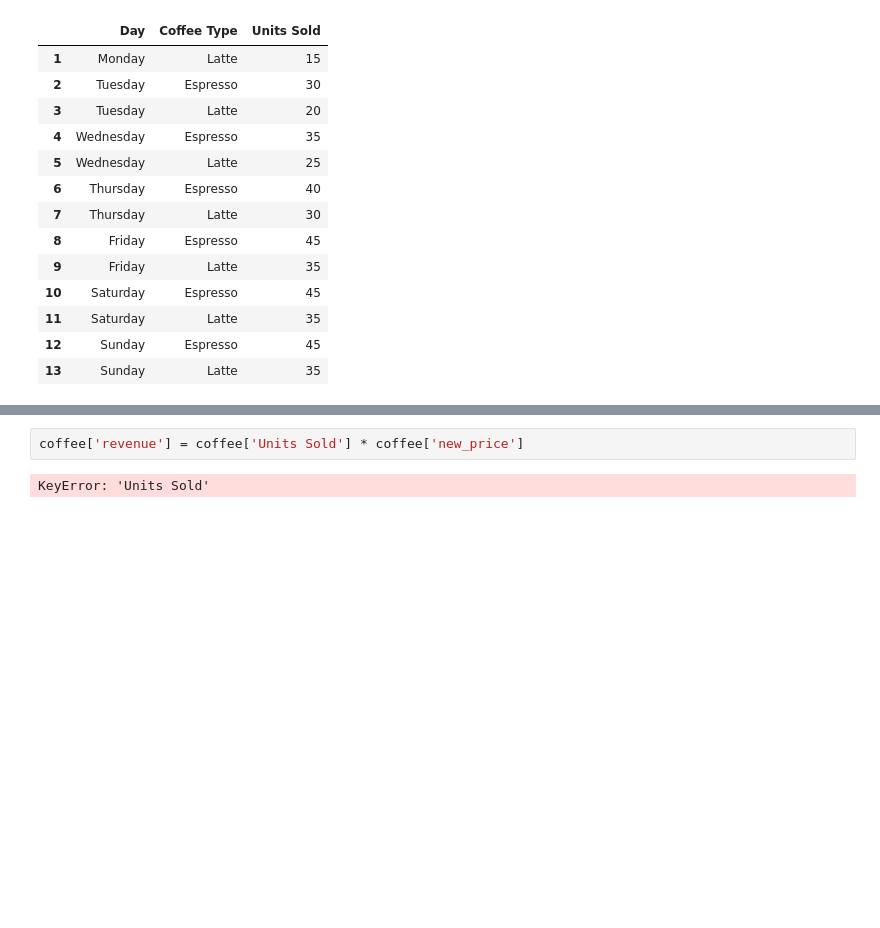
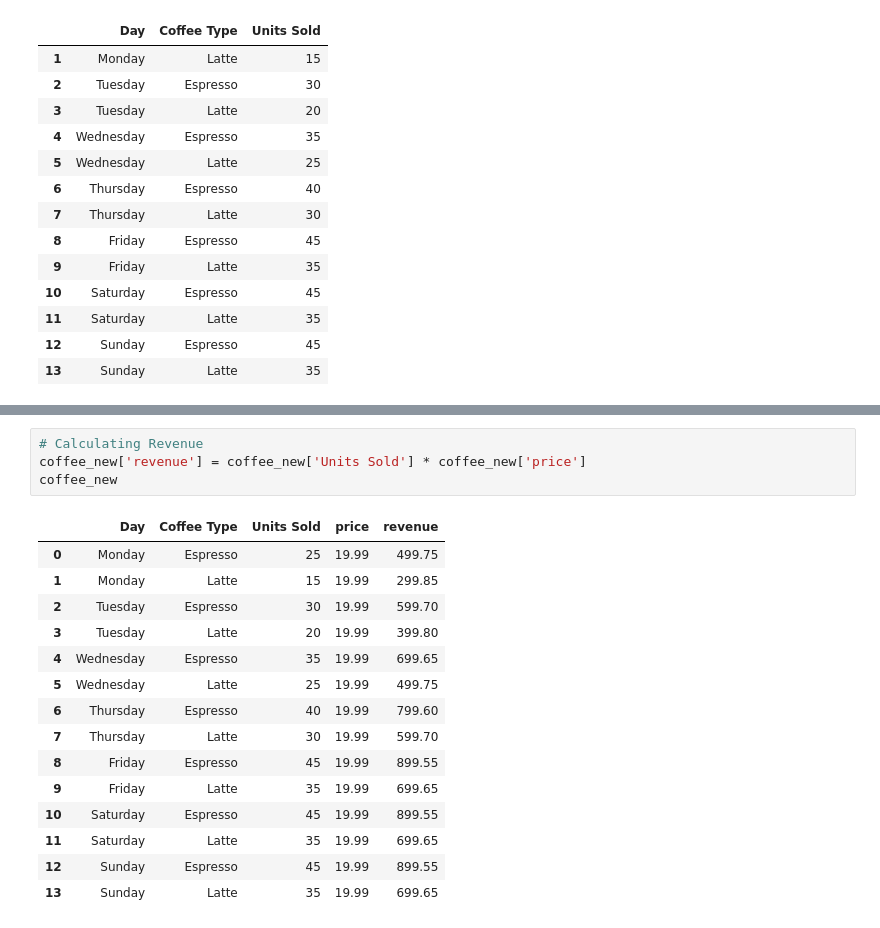
Before and after one commit to Dipakxettri/PandasLearnings, a Jupyter notebook: learning.ipynb, the cells around one changed output, grey strips where cells are left out. Cells and saved outputs as stored; diff of their text form; blank space fills up the shorter version.

```diff
--- a/learning.ipynb
+++ b/learning.ipynb
@@ -305,4 +305,20 @@ coffee_new
 # %%
-coffee['revenue'] = coffee['Units Sold'] * coffee['new_price']
+# Calculating Revenue
+coffee_new['revenue'] = coffee_new['Units Sold'] * coffee_new['price']
+coffee_new
 # %% [output]
-KeyError: 'Units Sold'
+|  | Day | Coffee Type | Units Sold | price | revenue |
+| 0 | Monday | Espresso | 25 | 19.99 | 499.75 |
+| 1 | Monday | Latte | 15 | 19.99 | 299.85 |
+| 2 | Tuesday | Espresso | 30 | 19.99 | 599.70 |
+| 3 | Tuesday | Latte | 20 | 19.99 | 399.80 |
+| 4 | Wednesday | Espresso | 35 | 19.99 | 699.65 |
+| 5 | Wednesday | Latte | 25 | 19.99 | 499.75 |
+| 6 | Thursday | Espresso | 40 | 19.99 | 799.60 |
+| 7 | Thursday | Latte | 30 | 19.99 | 599.70 |
+| 8 | Friday | Espresso | 45 | 19.99 | 899.55 |
+| 9 | Friday | Latte | 35 | 19.99 | 699.65 |
+| 10 | Saturday | Espresso | 45 | 19.99 | 899.55 |
+| 11 | Saturday | Latte | 35 | 19.99 | 699.65 |
+| 12 | Sunday | Espresso | 45 | 19.99 | 899.55 |
+| 13 | Sunday | Latte | 35 | 19.99 | 699.65 |
```
Also changed, not shown: parts of 6 cells of this notebook.
